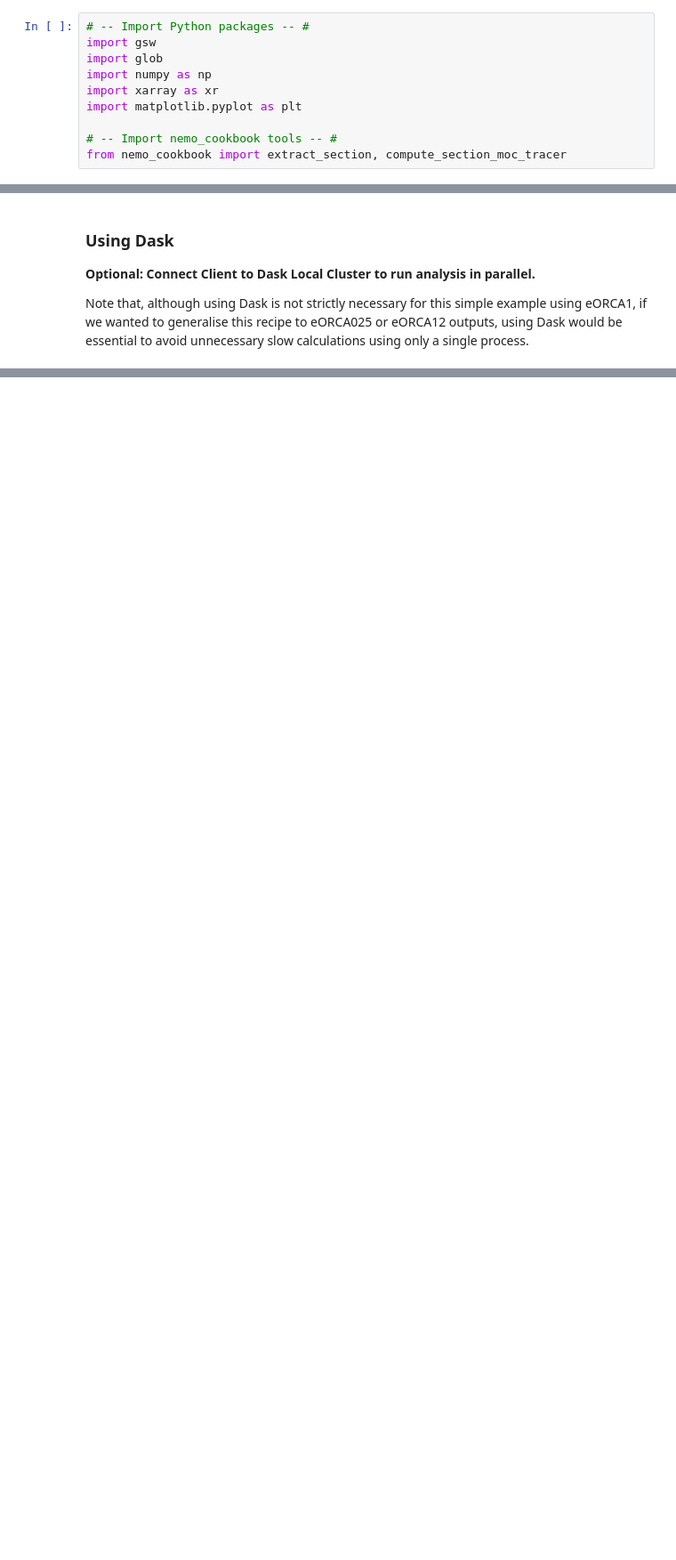
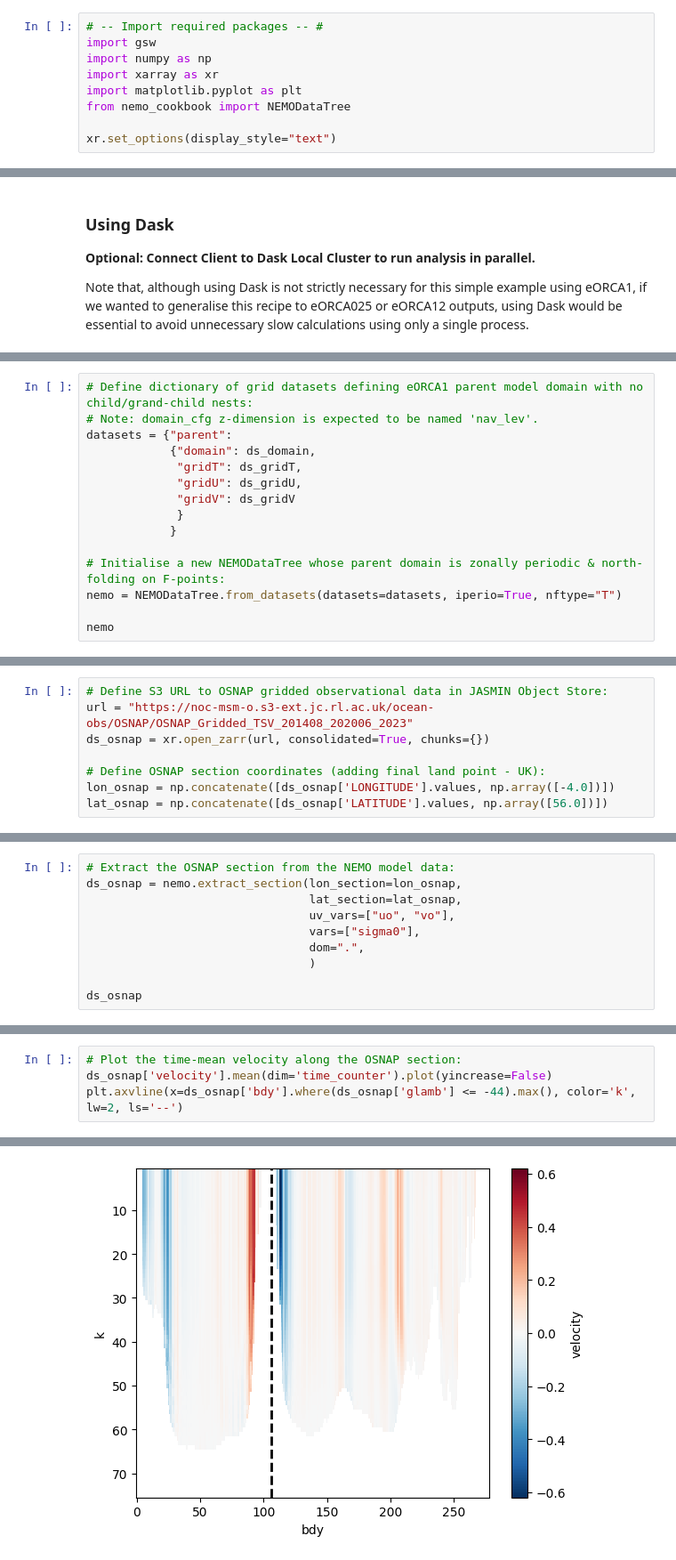
Before and after one commit to NOC-MSM/nemo_cookbook, a Jupyter notebook: recipes/recipe_extract_osnap.ipynb, the cells around one changed output, grey strips where cells are left out. Shown at 89% size. Cells and saved outputs as stored; diff of their text form; blank space fills up the shorter version.

Commit message:
Rewrite extract_osnap recipe .ipynb to use latest extract_section() method & compute_binned_statistic() function.

```diff
--- a/recipes/recipe_extract_osnap.ipynb
+++ b/recipes/recipe_extract_osnap.ipynb
@@ -7,10 +21,9 @@ For more details on this model configuration and the available outputs, users ca
 # %%
-# -- Import Python packages -- #
+# -- Import required packages -- #
 import gsw
-import glob
 import numpy as np
 import xarray as xr
 import matplotlib.pyplot as plt
+from nemo_cookbook import NEMODataTree
 
-# -- Import nemo_cookbook tools -- #
-from nemo_cookbook import extract_section, compute_section_moc_tracer
+xr.set_options(display_style="text")
@@ -211,0 +188,15 @@ client.shutdown()
+# %%
+# Define dictionary of grid datasets defining eORCA1 parent model domain with no child/grand-child nests:
+# Note: domain_cfg z-dimension is expected to be named 'nav_lev'.
+datasets = {"parent":
+            {"domain": ds_domain,
+             "gridT": ds_gridT,
+             "gridU": ds_gridU,
+             "gridV": ds_gridV
+             }
+            }
+
+# Initialise a new NEMODataTree whose parent domain is zonally periodic & north-folding on F-points:
+nemo = NEMODataTree.from_datasets(datasets=datasets, iperio=True, nftype="T")
+
+nemo
@@ -211,0 +225,8 @@ client.shutdown()
+# %%
+# Define S3 URL to OSNAP gridded observational data in JASMIN Object Store:
+url = "https://noc-msm-o.s3-ext.jc.rl.ac.uk/ocean-obs/OSNAP/OSNAP_Gridded_TSV_201408_202006_2023"
+ds_osnap = xr.open_zarr(url, consolidated=True, chunks={})
+
+# Define OSNAP section coordinates (adding final land point - UK):
+lon_osnap = np.concatenate([ds_osnap['LONGITUDE'].values, np.array([-4.0])])
+lat_osnap = np.concatenate([ds_osnap['LATITUDE'].values, np.array([56.0])])
@@ -211,0 +239,10 @@ client.shutdown()
+# %%
+# Extract the OSNAP section from the NEMO model data:
+ds_osnap = nemo.extract_section(lon_section=lon_osnap,
+                                lat_section=lat_osnap,
+                                uv_vars=["uo", "vo"],
+                                vars=["sigma0"],
+                                dom=".",
+                                )
+
+ds_osnap
@@ -211,0 +272,5 @@ client.shutdown()
+# %%
+# Plot the time-mean velocity along the OSNAP section:
+ds_osnap['velocity'].mean(dim='time_counter').plot(yincrease=False)
+plt.axvline(x=ds_osnap['bdy'].where(ds_osnap['glamb'] <= -44).max(), color='k', lw=2, ls='--')
+# %% [output]
@@ -211,0 +278 @@ client.shutdown()
+[figure, added]
```
Also changed, not shown: parts of 40 cells of this notebook.
